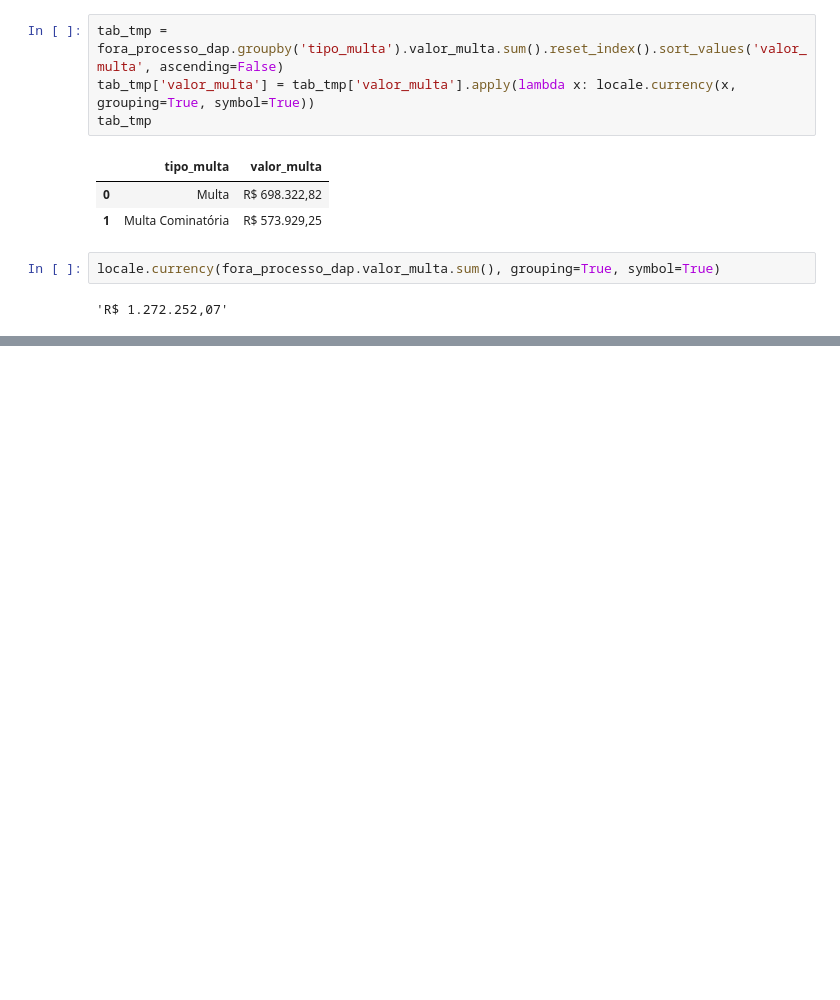
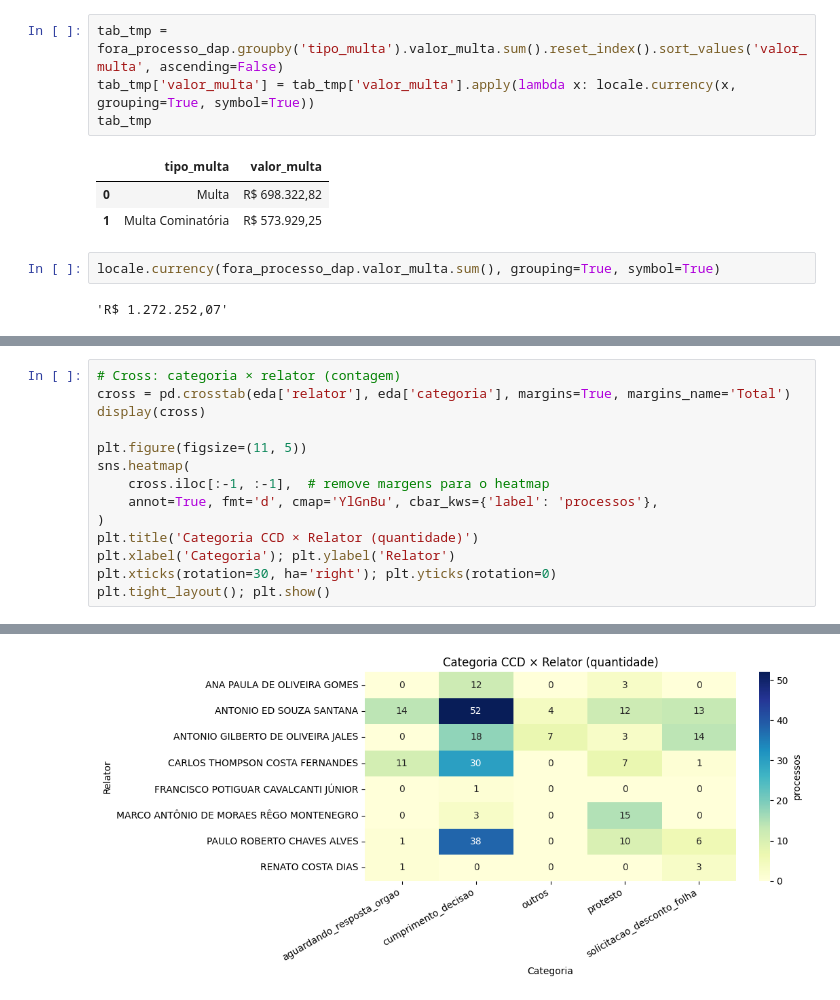
Before and after one commit to eduardoplima/ccd, a Jupyter notebook: scripts/analise/nereu.ipynb, the cells around one changed output, grey strips where cells are left out. Cells and saved outputs as stored; diff of their text form; blank space fills up the shorter version.

```diff
--- a/scripts/analise/nereu.ipynb
+++ b/scripts/analise/nereu.ipynb
@@ -505,0 +838,15 @@ locale.currency(fora_processo_dap.valor_multa.sum(), grouping=True, symbol=True)
+# %%
+# Cross: categoria × relator (contagem)
+cross = pd.crosstab(eda['relator'], eda['categoria'], margins=True, margins_name='Total')
+display(cross)
+
+plt.figure(figsize=(11, 5))
+sns.heatmap(
+    cross.iloc[:-1, :-1],  # remove margens para o heatmap
+    annot=True, fmt='d', cmap='YlGnBu', cbar_kws={'label': 'processos'},
+)
+plt.title('Categoria CCD × Relator (quantidade)')
+plt.xlabel('Categoria'); plt.ylabel('Relator')
+plt.xticks(rotation=30, ha='right'); plt.yticks(rotation=0)
+plt.tight_layout(); plt.show()
+# %% [output]
@@ -505,0 +864 @@ locale.currency(fora_processo_dap.valor_multa.sum(), grouping=True, symbol=True)
+[figure, added]
```
Also changed, not shown: parts of 37 cells of this notebook, 15 other files.
